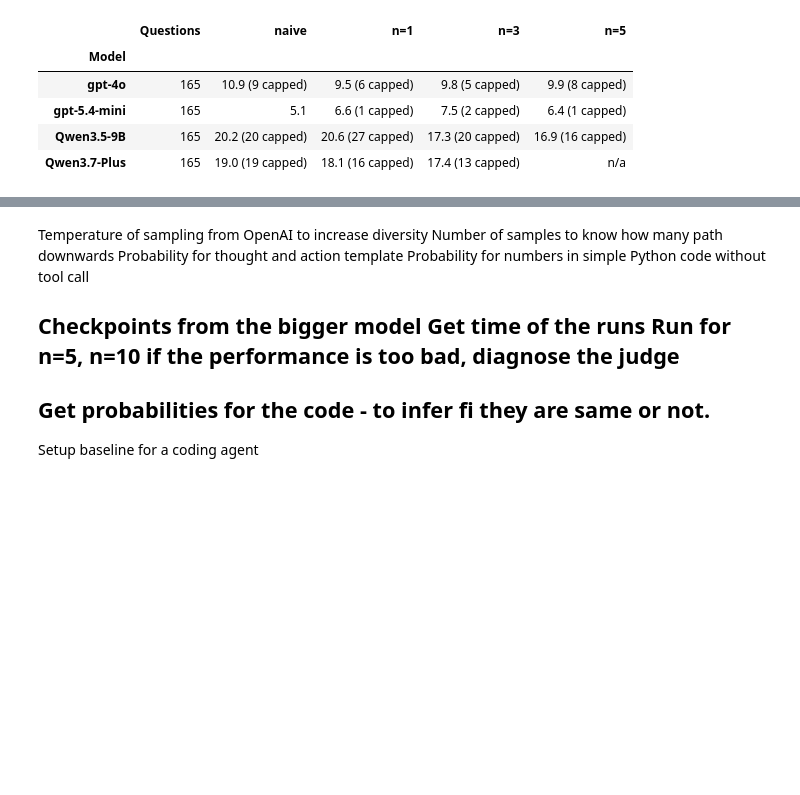
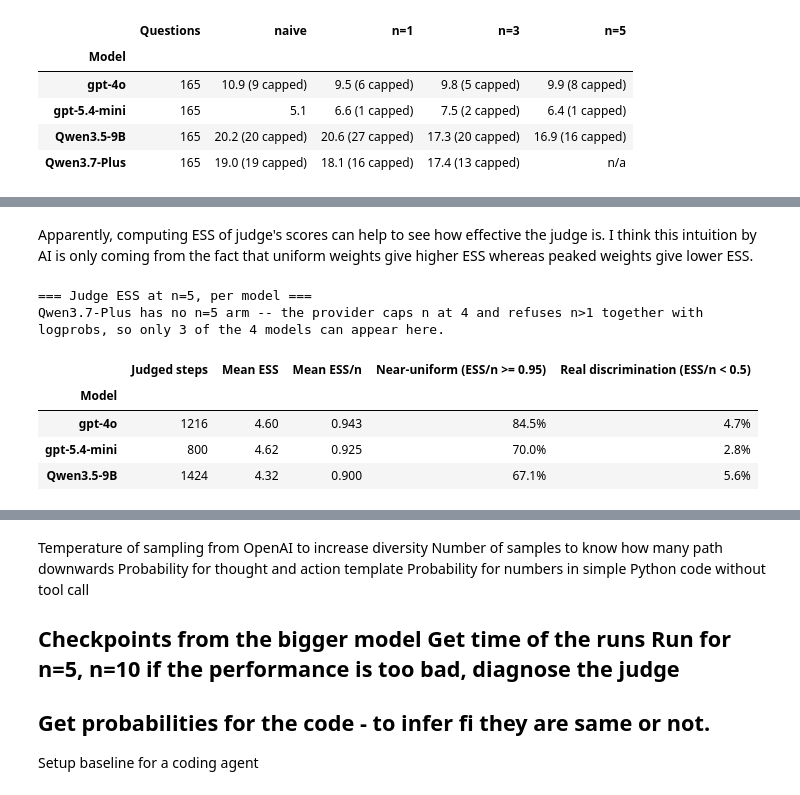
Before and after one commit to PoorvaGarg/smolagents, a Jupyter notebook: notes.ipynb, the cells around one changed output, grey strips where cells are left out. Cells and saved outputs as stored; diff of their text form; code cells hidden in the pictures; blank space fills up the shorter version.

```diff
--- a/notes.ipynb
+++ b/notes.ipynb
@@ -1393,0 +1571,63 @@ finishing. Steps track failure more than effort: a correct answer takes fewer of
+# %% [markdown]
+Apparently, computing ESS of judge's scores can help to see how effective the judge is. I think this intuition by AI is only coming from the fact that uniform weights give higher ESS whereas peaked weights give lower ESS.
+# %%
+# Reuses BASELINE_DIR, pickle, pd and display from the cells above.
+
+N5_DIRS = {
+    "gpt-4o": BASELINE_DIR / "tracelet_direct_n5_tp_v6n5_react_gpt-4o",
+    "gpt-5.4-mini": BASELINE_DIR / "tracelet_direct_n5_tp_v6n5_react_gpt-5.4-mini",
+    "Qwen3.5-9B": BASELINE_DIR / "tracelet_direct_n5_tp_v6n5_react_Qwen" / "Qwen3.5-9B",
+    # Qwen3.7-Plus has no n=5 arm -- the provider caps n at 4 and refuses n>1 with logprobs.
+}
+
+
+def candidate_probs(cands):
+    """One selection probability per candidate, matching judge_strategy="scores": clip
+    negative scores to 0, then normalize by their sum (uniform if every score is 0)."""
+    scores = [c.get("judge_score") for c in cands]
+    if any(s is None for s in scores):
+        return None
+    clipped = [max(0.0, s) for s in scores]
+    total = sum(clipped)
+    return [s / total for s in clipped] if total > 0 else [1 / len(scores)] * len(scores)
+
+
+ess_rows = []
+for model, pkl_dir in N5_DIRS.items():
+    ess_values, essn_values = [], []
+    for f in pkl_dir.glob("*.pkl"):
+        with open(f, "rb") as fh:
+            r = pickle.load(fh)
+        for step in r.get("steps", []):
+            cands = step.get("candidates") or []
+            if len(cands) < 2:
+                continue
+            probs = candidate_probs(cands)
+            if probs is None:
+                continue
+            ess = 1.0 / sum(p * p for p in probs)
+            ess_values.append(ess)
+            essn_values.append(ess / len(cands))
+    n_steps = len(ess_values)
+    ess_rows.append({
+        "Model": model,
+        "Judged steps": n_steps,
+        "Mean ESS": f"{sum(ess_values) / n_steps:.2f}" if n_steps else "n/a",
+        "Mean ESS/n": f"{sum(essn_values) / n_steps:.3f}" if n_steps else "n/a",
+        "Near-uniform (ESS/n >= 0.95)": f"{sum(1 for v in essn_values if v >= 0.95) / n_steps:.1%}" if n_steps else "n/a",
+        "Real discrimination (ESS/n < 0.5)": f"{sum(1 for v in essn_values if v < 0.5) / n_steps:.1%}" if n_steps else "n/a",
+    })
+
+print("=== Judge ESS at n=5, per model ===")
+print("Qwen3.7-Plus has no n=5 arm -- the provider caps n at 4 and refuses n>1 together with")
+print("logprobs, so only 3 of the 4 models can appear here.")
+display(pd.DataFrame(ess_rows).set_index("Model"))
+# %% [output]
+=== Judge ESS at n=5, per model ===
+Qwen3.7-Plus has no n=5 arm -- the provider caps n at 4 and refuses n>1 together with
+logprobs, so only 3 of the 4 models can appear here.
+|  | Judged steps | Mean ESS | Mean ESS/n | Near-uniform (ESS/n >= 0.95) | Real discrimination (ESS/n < 0.5) |
+| Model |  |  |  |  |  |
+| gpt-4o | 1216 | 4.60 | 0.943 | 84.5% | 4.7% |
+| gpt-5.4-mini | 800 | 4.62 | 0.925 | 70.0% | 2.8% |
+| Qwen3.5-9B | 1424 | 4.32 | 0.900 | 67.1% | 5.6% |
```
Also changed, not shown: parts of 14 cells of this notebook, 7 other files.
